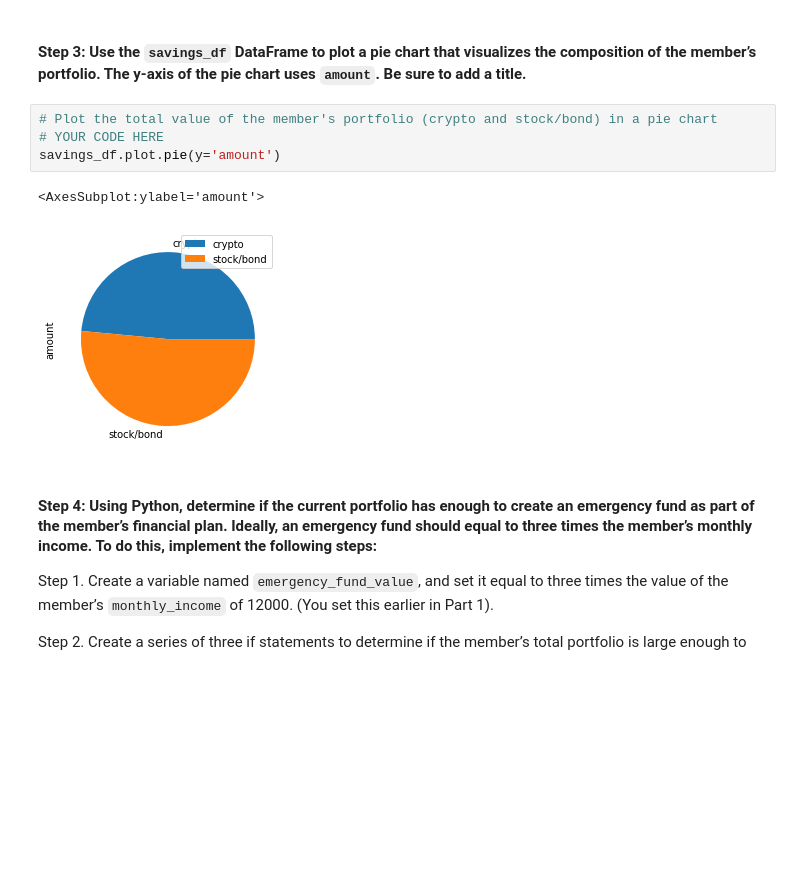
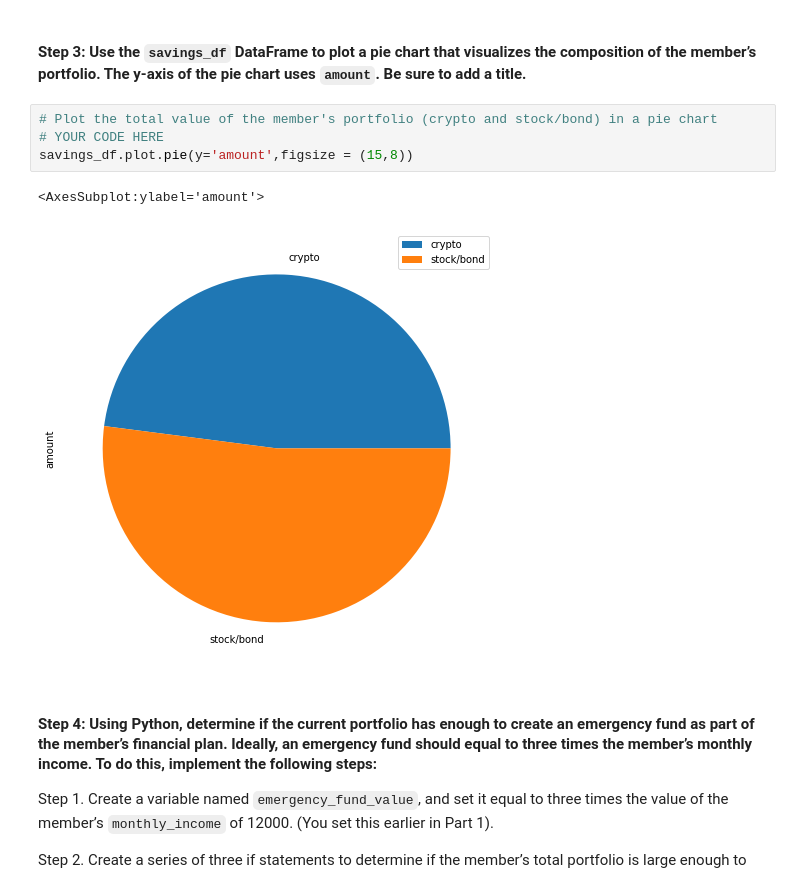
Before and after one commit to TaoNYC/columbia_fintech, a Jupyter notebook: Challenge_5_API_MC_Simulation_Forcasting_Portfilio_Performance/financial_planning_tools.ipynb, the cells around one changed output. Drawn from its saved outputs; the diff is of its cells as text; blank space fills up the shorter version.

```diff
--- a/Challenge_5_API_MC_Simulation_Forcasting_Portfilio_Performance/financial_planning_tools.ipynb
+++ b/Challenge_5_API_MC_Simulation_Forcasting_Portfilio_Performance/financial_planning_tools.ipynb
@@ -401,10 +408,10 @@ savings_df
 # %%
 # Plot the total value of the member's portfolio (crypto and stock/bond) in a pie chart
 # YOUR CODE HERE
-savings_df.plot.pie(y='amount')
+savings_df.plot.pie(y='amount',figsize = (15,8))
 # %% [output]
 <AxesSubplot:ylabel='amount'>
-[figure, old version]
+[figure, new version]
 # %% [markdown]
 #### Step 4: Using Python, determine if the current portfolio has enough to create an emergency fund as part of the member’s financial plan. Ideally, an emergency fund should equal to three times the member’s monthly income. To do this, implement the following steps:
 
```
Also changed, not shown: parts of 18 cells of this notebook, 7 other files.
